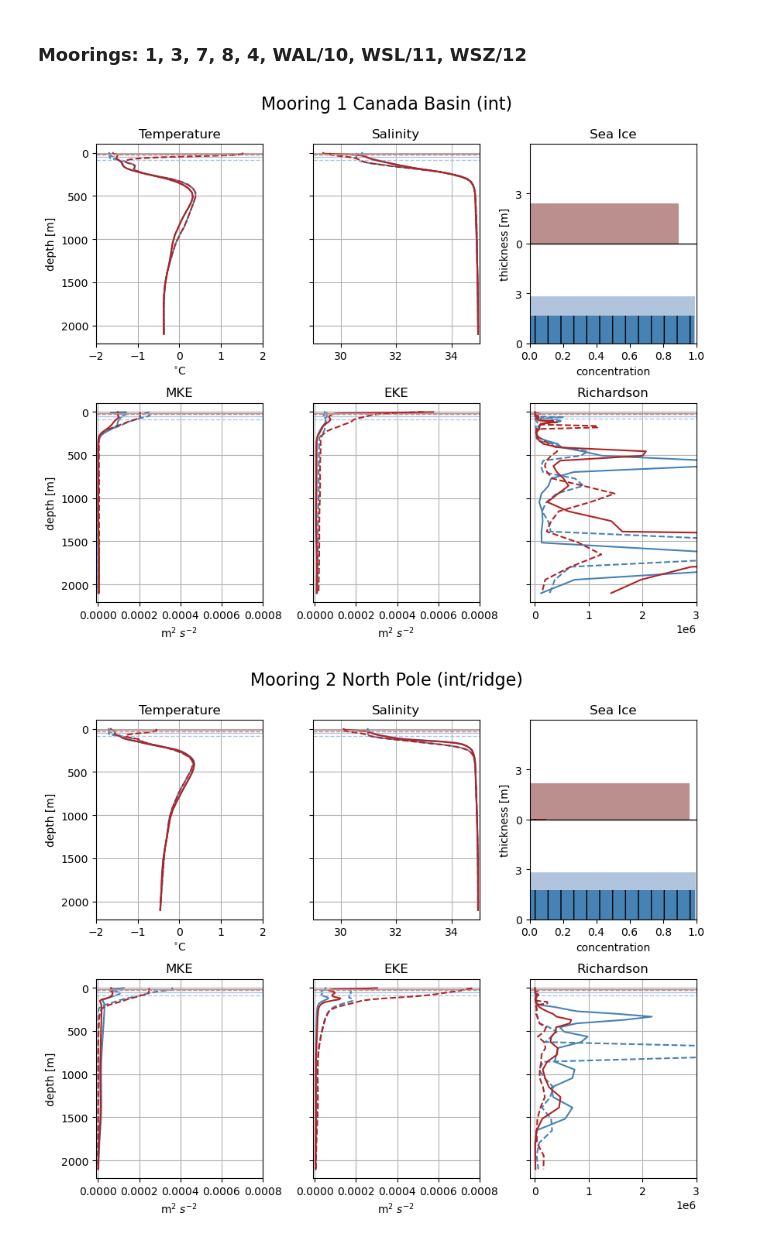
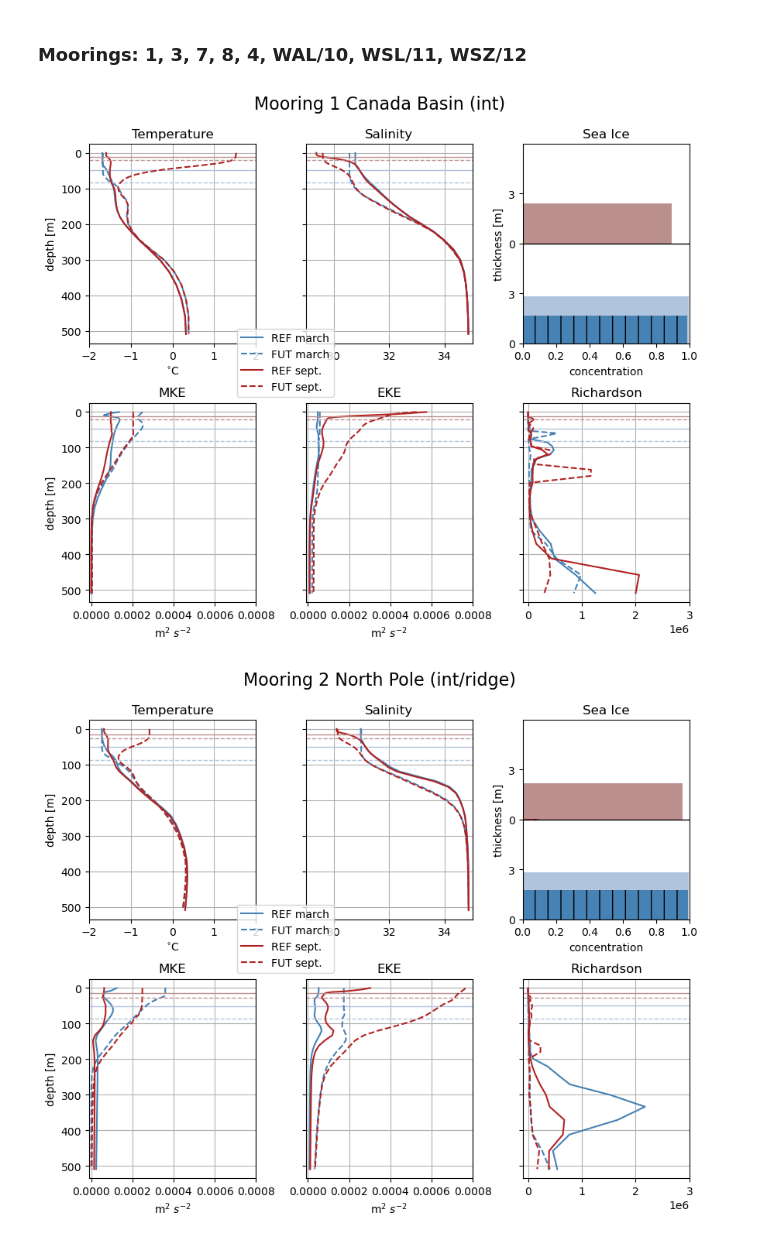
Before and after one commit to jk-rieck/future_arctic, a Jupyter notebook: mooringsREFvsFUT.ipynb, the cells around one changed output. Saved outputs shown, nothing was run; the diff lists cells and outputs as text; code cells hidden in the pictures.

Commit message:
updated plotting notebooks

```diff
--- a/mooringsREFvsFUT.ipynb
+++ b/mooringsREFvsFUT.ipynb
@@ -163,7 +163,7 @@ plt.subplots_adjust(hspace=0.3, wspace=0.4)
 #
 #plt.subplots_adjust(hspace=0)
 # %%
-def plot_panels(title, moor, var, mins, maxs, titles, cols, colsm, max_depth):
+def plot_panels(title, moor, var, mins, maxs, titles, cols, colsm, max_depth, months):
     fig, axes = plt.subplots(2, 3, figsize=(10, 8))
     for i in range(0, 6):
         if var[i] == "vomke":
@@ -191,12 +191,12 @@ def plot_panels(title, moor, var, mins, maxs, titles, cols, colsm, max_depth):
             ax.set_ylabel("thickness [m]")
             ax.hlines(6, 0, 1, color="k", lw=1)
         else:
-            for m in [2, 8]:
+            for m in months:
                 REF[moorp][var[i]].groupby("time_counter.month").mean("time_counter").isel(deptht=slice(0, max_depth), month=m).plot(
-                        y="deptht", yincrease=False, color=cols[k], label="month " + str(m+1), ax=ax)
+                        y="deptht", yincrease=False, color=cols[k], ax=ax, label="REF " + months[m])
                 ax.hlines(REF[moor].mldr10_1.groupby("time_counter.month").mean("time_counter").isel(month=m), mins[i], maxs[i], color=colsm[k], lw=1)
                 FUT[moorp][var[i]].groupby("time_counter.month").mean("time_counter").isel(deptht=slice(0, max_depth), month=m).plot(
-                        y="deptht", yincrease=False, color=cols[k], label="month " + str(m+1), ax=ax, linestyle="--")
+                        y="deptht", yincrease=False, color=cols[k], ax=ax, linestyle="--", label="FUT " + months[m])
                 ax.hlines(FUT[moor].mldr10_1.groupby("time_counter.month").mean("time_counter").isel(month=m), mins[i], maxs[i], color=colsm[k], ls="--", lw=1)
                 k += 1
             ax.set_title(titles[i])
@@ -208,6 +208,7 @@ def plot_panels(title, moor, var, mins, maxs, titles, cols, colsm, max_depth):
                 ax.set_yticklabels("")
         ax.set_xlim(mins[i], maxs[i])
         ax.set_xlabel(xs[i])
+    plt.legend(bbox_to_anchor=(-1.1, 1.4))
     plt.subplots_adjust(hspace=0.3, wspace=0.3, top=0.85)
     fig.text(0.5, 0.9, title, ha="center", va="bottom", fontsize=16)
 # %% [markdown]
@@ -216,42 +217,41 @@ def plot_panels(title, moor, var, mins, maxs, titles, cols, colsm, max_depth):
 - Slope locations: WSZ is very interesting with the deep reaching maximum, N of CAA could be interesting (LAst ice area), Alaskan Current for some regional variation and  Laptev Sea. Additionaly, WSZ, WSL and WAL can be compared to Wang et al -> we keep (4), (WAL)/(10), (WSL)/(11), (WSZ)/(12)
 # %% [markdown]
 ### Moorings: 1, 3, 7, 8, 4, WAL/10, WSL/11, WSZ/12
+# %%
+max_depth = 40
+
+months = {}
+months[2] = "march"
+months[8] = "sept."
+
+cols = ["steelblue", "firebrick"]
+colsm = ["lightsteelblue", "rosybrown"]
+
+var = ["votemper", "vosaline", "ice", "vomke", "voeke", "voric"]
+subtitles = ["Temperature", "Salinity", "Sea Ice", "MKE", "EKE", "Richardson"]
+xs = [r"$^{\circ}$C", "", "concentration", r"m$^{2}$ $s^{-2}$", r"m$^{2}$ $s^{-2}$", ""]
 # %%
-max_depth = 55
-cols = ["steelblue", "firebrick"]
-colsm = ["lightsteelblue", "rosybrown"]
-
-var = ["votemper", "vosaline", "ice", "vomke", "voeke", "voric"]
-subtitles = ["Temperature", "Salinity", "Sea Ice", "MKE", "EKE", "Richardson"]
-xs = [r"$^{\circ}$C", "", "concentration", r"m$^{2}$ $s^{-2}$", r"m$^{2}$ $s^{-2}$", ""]
 mins = [-2, 29, 0, -1e-5, -1e-5, -1e5]
 maxs = [2, 35, 1, 8e-4, 8e-4, 3e6]
 
 moor = "moor1"
 title = titles[0].replace("\n", " ")
 
-plot_panels(title, moor, var, mins, maxs, subtitles, cols, colsm, max_depth)
+plot_panels(title, moor, var, mins, maxs, subtitles, cols, colsm, max_depth, months)
 
-plt.savefig("/home/jan/figures/LOPS/CREG12.L75_REF08_FUT08_mooring001_deep.png", dpi=300)
+plt.savefig("/home/jan/figures/LOPS/CREG12.L75_REF08_FUT08_mooring001.png", dpi=300)
 # %% [output]
-[figure, old version]
+[figure, new version]
 # %%
-max_depth = 55
-cols = ["steelblue", "firebrick"]
-colsm = ["lightsteelblue", "rosybrown"]
-
-var = ["votemper", "vosaline", "ice", "vomke", "voeke", "voric"]
-subtitles = ["Temperature", "Salinity", "Sea Ice", "MKE", "EKE", "Richardson"]
-xs = [r"$^{\circ}$C", "", "concentration", r"m$^{2}$ $s^{-2}$", r"m$^{2}$ $s^{-2}$", ""]
 mins = [-2, 29, 0, -1e-5, -1e-5, -1e5]
 maxs = [2, 35, 1, 8e-4, 8e-4, 3e6]
 
 moor = "moor2"
 title = titles[1].replace("\n", " ")
 
-plot_panels(title, moor, var, mins, maxs, subtitles, cols, colsm, max_depth)
+plot_panels(title, moor, var, mins, maxs, subtitles, cols, colsm, max_depth, months)
 
-plt.savefig("/home/jan/figures/LOPS/CREG12.L75_REF08_FUT08_mooring002_deep.png", dpi=300)
+plt.savefig("/home/jan/figures/LOPS/CREG12.L75_REF08_FUT08_mooring002.png", dpi=300)
 # %% [output]
-[figure, old version]
+[figure, new version]
 # %%
```
Also changed, not shown: parts of 10 cells of this notebook, 2 other files.
